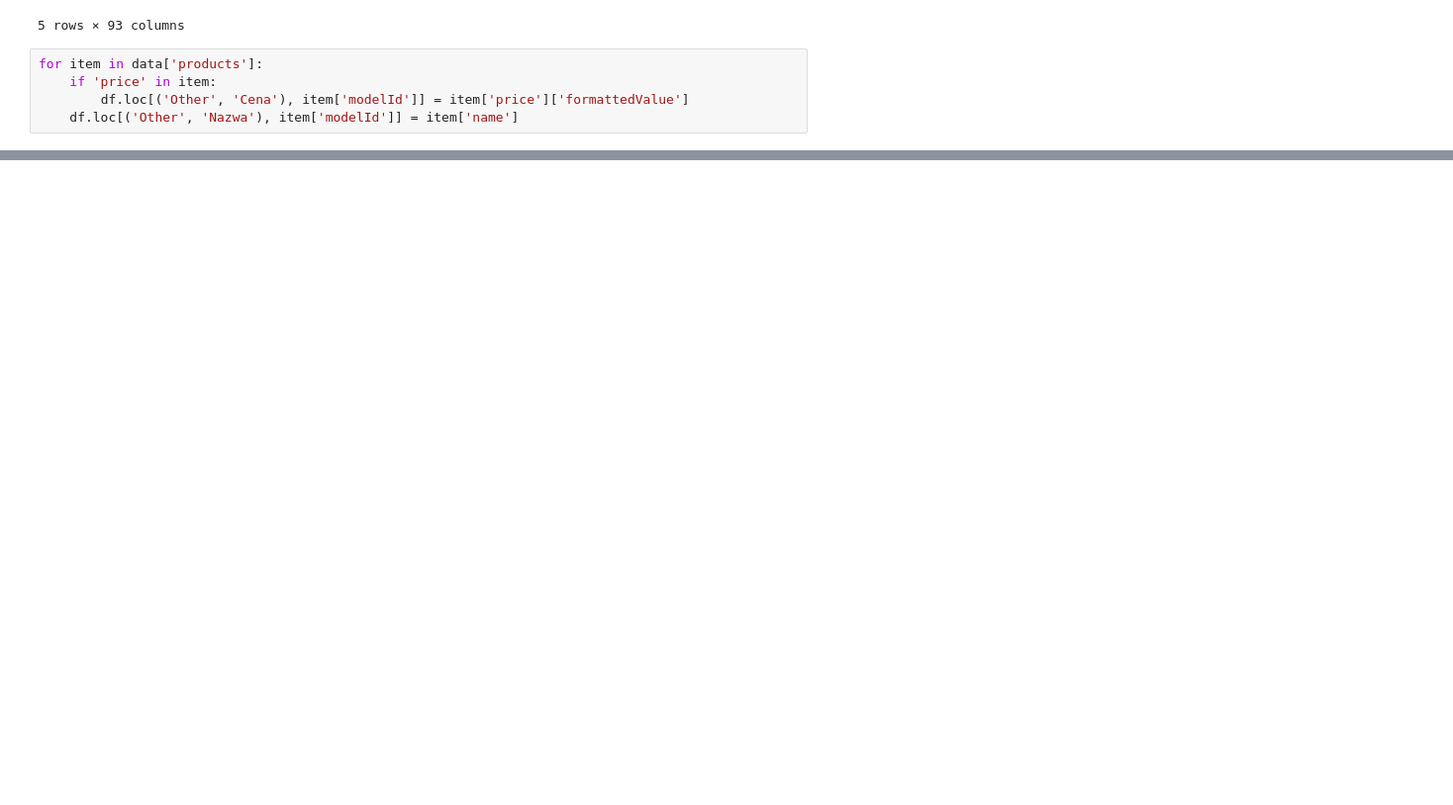
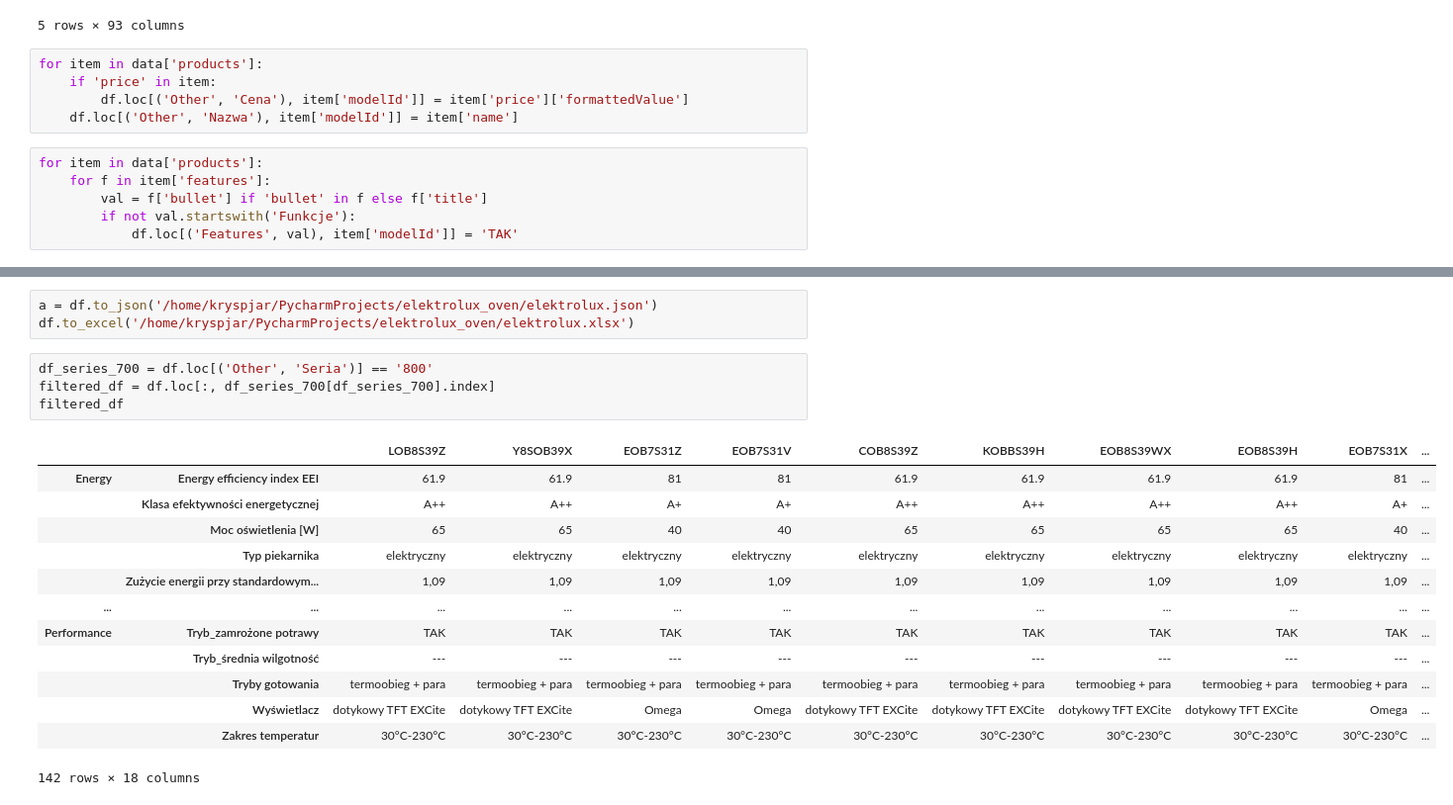
Before and after one commit to JrkKrs/electrolux-oven-compare, a Jupyter notebook: elektrolux.ipynb, the cells around one changed output, grey strips where cells are left out. Shown: that part at 99% size. Saved outputs shown, nothing was run; the diff lists cells and outputs as text; blank space fills up the shorter version.

```diff
--- a/elektrolux.ipynb
+++ b/elektrolux.ipynb
@@ -168,6 +166,12 @@ for item in data['products']:
     if 'price' in item:
         df.loc[('Other', 'Cena'), item['modelId']] = item['price']['formattedValue']
     df.loc[('Other', 'Nazwa'), item['modelId']] = item['name']
+# %%
+for item in data['products']:
+    for f in item['features']:
+        val = f['bullet'] if 'bullet' in f else f['title']
+        if not val.startswith('Funkcje'):
+            df.loc[('Features', val), item['modelId']] = 'TAK'
 # %%
 df
 # %% [output]
@@ -186,0 +191,21 @@ df
+# %%
+a = df.to_json('/home/kryspjar/PycharmProjects/elektrolux_oven/elektrolux.json')
+df.to_excel('/home/kryspjar/PycharmProjects/elektrolux_oven/elektrolux.xlsx')
+# %%
+df_series_700 = df.loc[('Other', 'Seria')] == '800'
+filtered_df = df.loc[:, df_series_700[df_series_700].index]
+filtered_df
+# %% [output]
+|  |  | LOB8S39Z | Y8SOB39X | EOB7S31Z | EOB7S31V | COB8S39Z | KOBBS39H | EOB8S39WX | EOB8S39H | EOB7S31X | ... |
+| Energy | Energy efficiency index EEI | 61.9 | 61.9 | 81 | 81 | 61.9 | 61.9 | 61.9 | 61.9 | 81 | ... |
+|  | Klasa efektywności energetycznej | A++ | A++ | A+ | A+ | A++ | A++ | A++ | A++ | A+ | ... |
+|  | Moc oświetlenia [W] | 65 | 65 | 40 | 40 | 65 | 65 | 65 | 65 | 40 | ... |
+|  | Typ piekarnika | elektryczny | elektryczny | elektryczny | elektryczny | elektryczny | elektryczny | elektryczny | elektryczny | elektryczny | ... |
+|  | Zużycie energii przy standardowym... | 1,09 | 1,09 | 1,09 | 1,09 | 1,09 | 1,09 | 1,09 | 1,09 | 1,09 | ... |
+| ... | ... | ... | ... | ... | ... | ... | ... | ... | ... | ... | ... |
+| Performance | Tryb_zamrożone potrawy | TAK | TAK | TAK | TAK | TAK | TAK | TAK | TAK | TAK | ... |
+|  | Tryb_średnia wilgotność | --- | --- | --- | --- | --- | --- | --- | --- | --- | ... |
+|  | Tryby gotowania | termoobieg + para | termoobieg + para | termoobieg + para | termoobieg + para | termoobieg + para | termoobieg + para | termoobieg + para | termoobieg + para | termoobieg + para | ... |
+|  | Wyświetlacz | dotykowy TFT EXCite | dotykowy TFT EXCite | Omega | Omega | dotykowy TFT EXCite | dotykowy TFT EXCite | dotykowy TFT EXCite | dotykowy TFT EXCite | Omega | ... |
+|  | Zakres temperatur | 30°C-230°C | 30°C-230°C | 30°C-230°C | 30°C-230°C | 30°C-230°C | 30°C-230°C | 30°C-230°C | 30°C-230°C | 30°C-230°C | ... |
+142 rows × 18 columns
```
Also changed, not shown: parts of 9 cells of this notebook, 7 other files.
